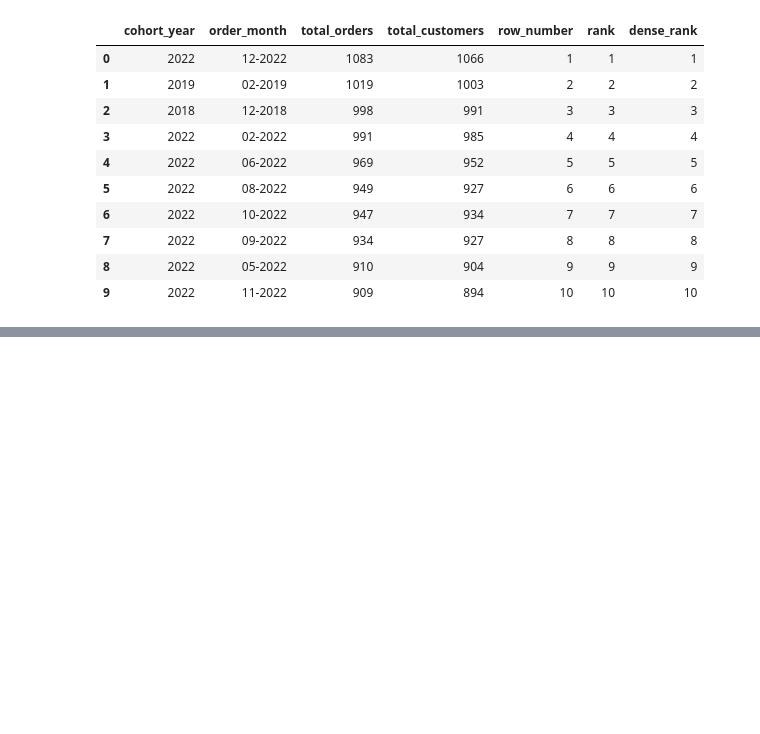
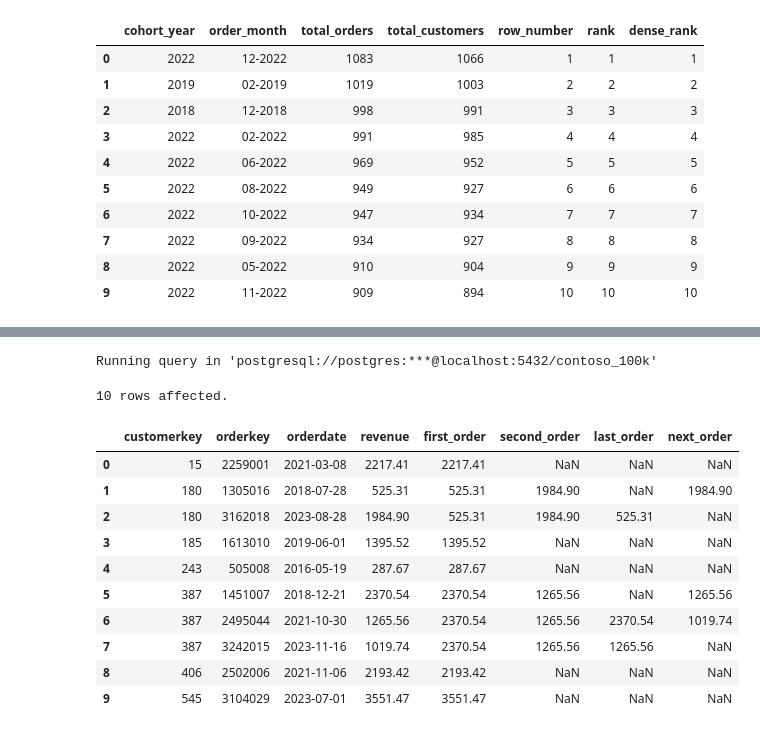
Before and after one commit to Du6eniuk/Du6eniuk, a Jupyter notebook: 0_Intro/2_Colab_Notebooks.ipynb, the cells around one changed output, grey strips where cells are left out. Saved outputs shown, nothing was run; the diff lists cells and outputs as text; code cells hidden in the pictures; blank space fills up the shorter version.

```diff
--- a/0_Intro/2_Colab_Notebooks.ipynb
+++ b/0_Intro/2_Colab_Notebooks.ipynb
@@ -1466,0 +1501,32 @@ Running query in 'postgresql://postgres:***@localhost:5432/contoso_100k'
+# %%
+# Customer Order Patterns (3.4.2) - Problem
+# Analyze how each customer’s order revenue changes over time by comparing each order to their first, second, previous, and next orders. This helps track spending patterns and behavioral shifts at the individual level.
+%%sql
+
+WITH revenue_customer_order AS (SELECT customerkey, orderkey, orderdate,
+SUM(quantity * netprice * exchangerate) AS revenue
+FROM sales
+GROUP BY 1, 2, 3
+ORDER BY 1)
+
+SELECT *,
+FIRST_VALUE(revenue) OVER(PARTITION BY customerkey ORDER BY orderdate) AS first_order,
+NTH_VALUE(revenue, 2) OVER(PARTITION BY customerkey ORDER BY orderdate RANGE BETWEEN UNBOUNDED PRECEDING AND UNBOUNDED FOLLOWING) AS second_order,
+LAG(revenue) OVER(PARTITION BY customerkey ORDER BY orderdate) AS last_order,
+LEAD(revenue) OVER(PARTITION BY customerkey ORDER BY orderdate) AS next_order
+FROM revenue_customer_order
+LIMIT 10
+# %% [output]
+Running query in 'postgresql://postgres:***@localhost:5432/contoso_100k'
+10 rows affected.
+|  | customerkey | orderkey | orderdate | revenue | first_order | second_order | last_order | next_order |
+| 0 | 15 | 2259001 | 2021-03-08 | 2217.41 | 2217.41 | NaN | NaN | NaN |
+| 1 | 180 | 1305016 | 2018-07-28 | 525.31 | 525.31 | 1984.90 | NaN | 1984.90 |
+| 2 | 180 | 3162018 | 2023-08-28 | 1984.90 | 525.31 | 1984.90 | 525.31 | NaN |
+| 3 | 185 | 1613010 | 2019-06-01 | 1395.52 | 1395.52 | NaN | NaN | NaN |
+| 4 | 243 | 505008 | 2016-05-19 | 287.67 | 287.67 | NaN | NaN | NaN |
+| 5 | 387 | 1451007 | 2018-12-21 | 2370.54 | 2370.54 | 1265.56 | NaN | 1265.56 |
+| 6 | 387 | 2495044 | 2021-10-30 | 1265.56 | 2370.54 | 1265.56 | 2370.54 | 1019.74 |
+| 7 | 387 | 3242015 | 2023-11-16 | 1019.74 | 2370.54 | 1265.56 | 1265.56 | NaN |
+| 8 | 406 | 2502006 | 2021-11-06 | 2193.42 | 2193.42 | NaN | NaN | NaN |
+| 9 | 545 | 3104029 | 2023-07-01 | 3551.47 | 3551.47 | NaN | NaN | NaN |
```
Also changed, not shown: parts of 10 cells of this notebook.
